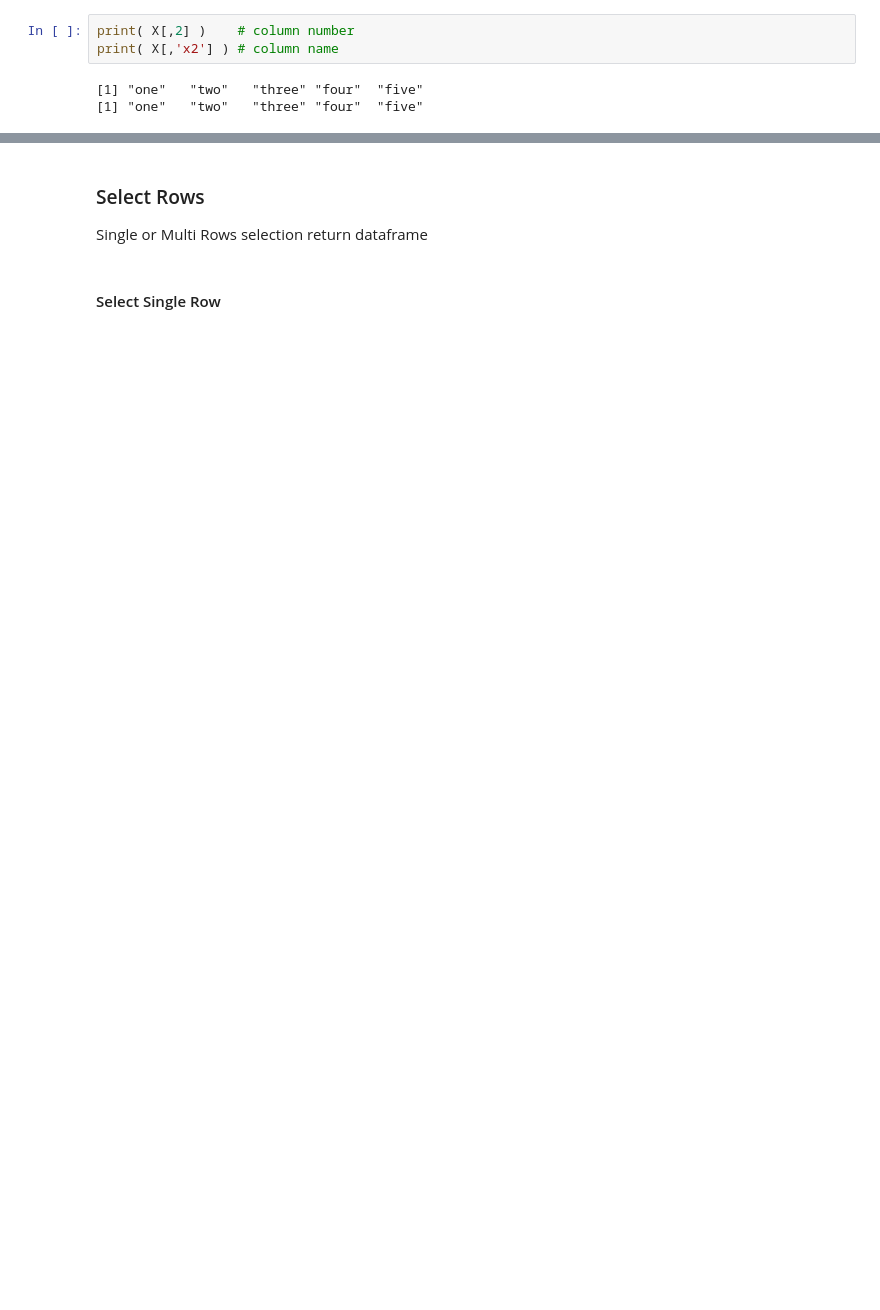
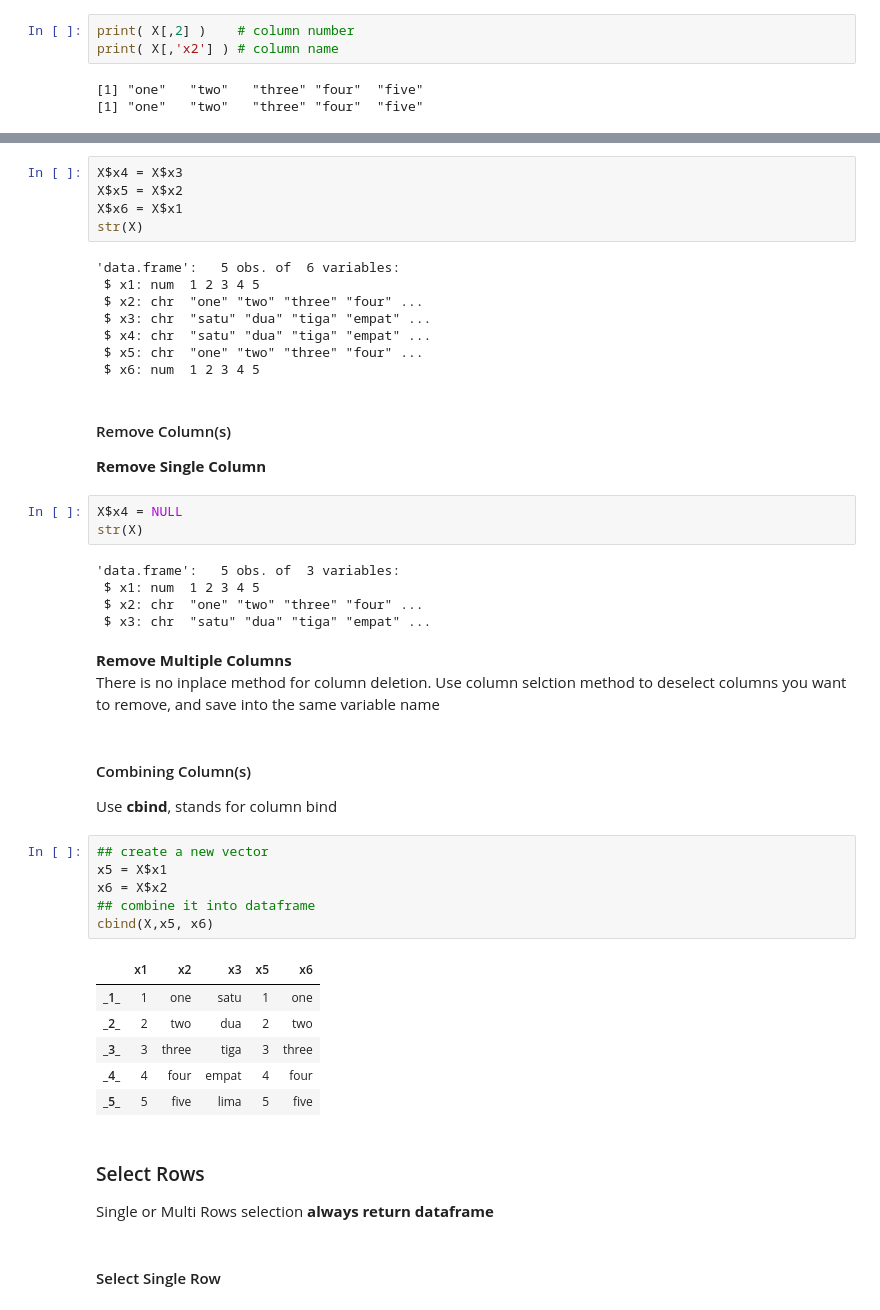
Before and after one commit to yongks/r_book, a Jupyter notebook: 01-fundamental.ipynb, the cells around one changed output, grey strips where cells are left out. Drawn from its saved outputs; the diff is of its cells as text; blank space fills up the shorter version.

```diff
--- a/01-fundamental.ipynb
+++ b/01-fundamental.ipynb
@@ -1061,6 +1167,49 @@ _5_  five  lima
+# %%
+X$x4 = X$x3
+X$x5 = X$x2
+X$x6 = X$x1
+str(X)
+# %% [output]
+'data.frame':   5 obs. of  6 variables:
+ $ x1: num  1 2 3 4 5
+ $ x2: chr  "one" "two" "three" "four" ...
+ $ x3: chr  "satu" "dua" "tiga" "empat" ...
+ $ x4: chr  "satu" "dua" "tiga" "empat" ...
+ $ x5: chr  "one" "two" "three" "four" ...
+ $ x6: num  1 2 3 4 5
+# %% [markdown]
+#### Remove Column(s)
+**Remove Single Column**
+# %%
+X$x4 = NULL
+str(X)
+# %% [output]
+'data.frame':   5 obs. of  3 variables:
+ $ x1: num  1 2 3 4 5
+ $ x2: chr  "one" "two" "three" "four" ...
+ $ x3: chr  "satu" "dua" "tiga" "empat" ...
+# %% [markdown]
+**Remove Multiple Columns**
+There is no inplace method for column deletion. Use column selction method to deselect columns you want to remove, and save into the same variable name
+# %% [markdown]
+#### Combining Column(s)
+Use **cbind**, stands for column bind
+# %%
+## create a new vector
+x5 = X$x1
+x6 = X$x2
+## combine it into dataframe
+cbind(X,x5, x6)
+# %% [output]
+|  | x1 | x2 | x3 | x5 | x6 |
+| _1_ | 1 | one | satu | 1 | one |
+| _2_ | 2 | two | dua | 2 | two |
+| _3_ | 3 | three | tiga | 3 | three |
+| _4_ | 4 | four | empat | 4 | four |
+| _5_ | 5 | five | lima | 5 | five |
 # %% [markdown]
 ### Select Rows
-Single or Multi Rows selection return dataframe
+Single or Multi Rows selection **always return dataframe**
 # %% [markdown]
 #### Select Single Row
 # %%
```
Also changed, not shown: parts of 51 cells of this notebook, 32 other files.
